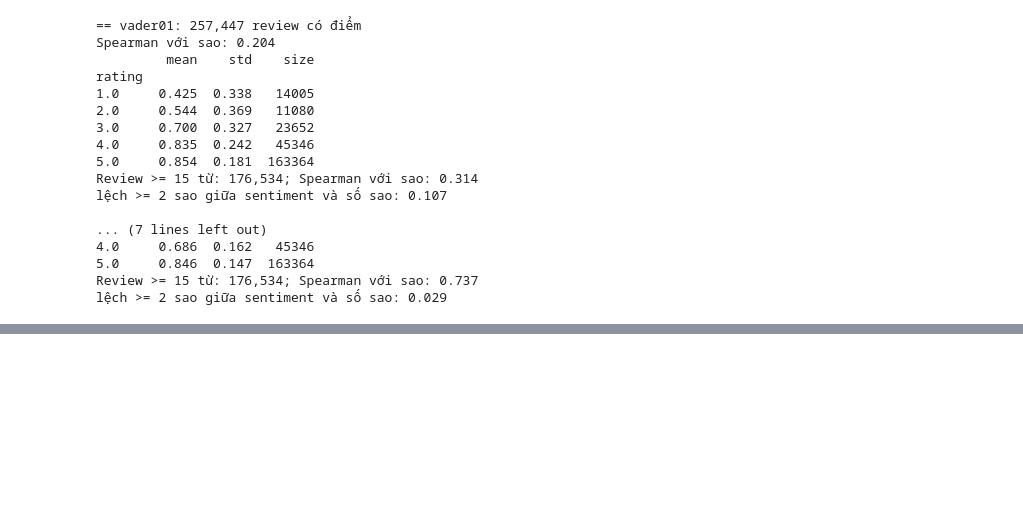
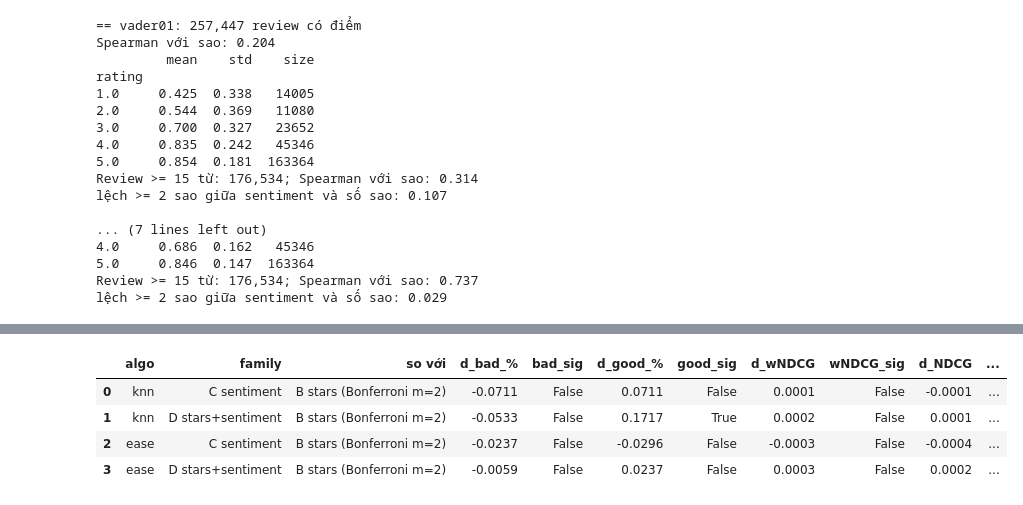
Before and after one commit to EvogasBaron/amazon-sentiment-recommender, a Jupyter notebook: notebooks/analysis.ipynb, the cells around one changed output, grey strips where cells are left out. Saved outputs shown, nothing was run; the diff lists cells and outputs as text; code cells hidden in the pictures; blank space fills up the shorter version.

```diff
--- a/notebooks/analysis.ipynb
+++ b/notebooks/analysis.ipynb
@@ -199,0 +158,88 @@ display(pd.DataFrame(rows).round(3))
+# %%
+from src.config import SPLITS
+from src.metrics import sort_targets
+from src.stats import mean_ci
+
+def slug(s):
+    return "".join(ch if ch.isalnum() else "_" for ch in s).strip("_")
+
+test_df = sort_targets(pd.read_csv(SPLITS / "test.csv.gz"))
+ratings_te = test_df.rating.to_numpy()
+is_bad = (ratings_te <= 3)
+is_good = (ratings_te >= 4)
+
+rows = []
+for algo in res.algo.unique():
+    base_rk = np.load(RESULTS / f"ranks_hybrid_{algo}_A_baseline.npy")
+    base_hit10 = (base_rk < 10)
+    base_bad = (base_hit10 & is_bad).astype(float)
+    base_good = (base_hit10 & is_good).astype(float)
+    base_wndcg = np.where(base_hit10 & is_good, 1.0 / np.log2(base_rk + 2), 0.0)
+    base_ndcg = np.where(base_hit10, 1.0 / np.log2(base_rk + 2), 0.0)
+
+    rows.append({
+        "algo": algo, "family": "A baseline",
+        "bad_hit_%": 100 * base_bad.mean(), "good_hit_%": 100 * base_good.mean(),
+        "wNDCG@10": base_wndcg.mean(), "NDCG@10": base_ndcg.mean(),
+        "d_bad_hit_%": 0.0, "bad_lo": 0.0, "bad_hi": 0.0, "bad_sig_bonf": False,
+        "d_good_hit_%": 0.0, "good_lo": 0.0, "good_hi": 0.0,
+        "d_wNDCG": 0.0, "wndcg_lo": 0.0, "wndcg_hi": 0.0,
+    })
+
+    for fam in res[res.algo == algo].family:
+        rk = np.load(RESULTS / f"ranks_hybrid_{algo}_{slug(fam)}.npy")
+        hit10 = (rk < 10)
+        bad = (hit10 & is_bad).astype(float)
+        good = (hit10 & is_good).astype(float)
+        wndcg = np.where(hit10 & is_good, 1.0 / np.log2(rk + 2), 0.0)
+        ndcg = np.where(hit10, 1.0 / np.log2(rk + 2), 0.0)
+
+        m_bad, lo_b, hi_b = mean_ci(100 * (bad - base_bad), B=2000, seed=0, alpha=0.05)
+        _, lo_b_bf, hi_b_bf = mean_ci(100 * (bad - base_bad), B=2000, seed=0, alpha=0.05 / 6)
+        m_good, lo_g, hi_g = mean_ci(100 * (good - base_good), B=2000, seed=0, alpha=0.05)
+        m_w, lo_w, hi_w = mean_ci(wndcg - base_wndcg, B=2000, seed=0, alpha=0.05)
+
+        rows.append({
+            "algo": algo, "family": slug(fam),
+            "bad_hit_%": 100 * bad.mean(), "good_hit_%": 100 * good.mean(),
+            "wNDCG@10": wndcg.mean(), "NDCG@10": ndcg.mean(),
+            "d_bad_hit_%": m_bad, "bad_lo": lo_b, "bad_hi": hi_b,
+            "bad_sig_bonf": bool(lo_b_bf > 0 or hi_b_bf < 0),
+            "d_good_hit_%": m_good, "good_lo": lo_g, "good_hi": hi_g,
+            "d_wNDCG": m_w, "wndcg_lo": lo_w, "wndcg_hi": hi_w,
+        })
+
+df_p0 = pd.DataFrame(rows)
+df_p0.round(4).to_csv(RESULTS / "p0_metrics_test.csv", index=False)
+print("=== So với A baseline ===")
+display(df_p0[["algo", "family", "bad_hit_%", "d_bad_hit_%", "bad_lo", "bad_hi", "bad_sig_bonf", "good_hit_%", "d_good_hit_%", "wNDCG@10", "d_wNDCG", "NDCG@10"]].round(4))
+
+vs_b_rows = []
+for algo in res.algo.unique():
+    rk_b = np.load(RESULTS / f"ranks_hybrid_{algo}_B_stars.npy")
+    h_b = (rk_b < 10)
+    bad_b = (h_b & is_bad).astype(float)
+    good_b = (h_b & is_good).astype(float)
+    wndcg_b = np.where(h_b & is_good, 1.0 / np.log2(rk_b + 2), 0.0)
+    ndcg_b = np.where(h_b, 1.0 / np.log2(rk_b + 2), 0.0)
+    for fam in ["C sentiment", "D stars+sentiment"]:
+        rk = np.load(RESULTS / f"ranks_hybrid_{algo}_{slug(fam)}.npy")
+        h = (rk < 10)
+        bad = (h & is_bad).astype(float)
+        good = (h & is_good).astype(float)
+        wndcg = np.where(h & is_good, 1.0 / np.log2(rk + 2), 0.0)
+        ndcg = np.where(h, 1.0 / np.log2(rk + 2), 0.0)
+        db, lob, hib = mean_ci(100 * (bad - bad_b), B=2000, seed=0, alpha=0.05 / 2)
+        dg, log, hig = mean_ci(100 * (good - good_b), B=2000, seed=0, alpha=0.05 / 2)
+        dw, low, hiw = mean_ci(wndcg - wndcg_b, B=2000, seed=0, alpha=0.05 / 2)
+        dn, lon, hin = mean_ci(ndcg - ndcg_b, B=2000, seed=0, alpha=0.05 / 2)
+        vs_b_rows.append({
+            "algo": algo, "family": fam, "so với": "B stars (Bonferroni m=2)",
+            "d_bad_%": db, "bad_sig": bool(lob > 0 or hib < 0),
+            "d_good_%": dg, "good_sig": bool(log > 0 or hig < 0),
+            "d_wNDCG": dw, "wNDCG_sig": bool(low > 0 or hiw < 0),
+            "d_NDCG": dn, "NDCG_sig": bool(lon > 0 or hin < 0),
+        })
+print("\n=== C/D so với B (chỉ dùng số sao) ===")
+display(pd.DataFrame(vs_b_rows).round(4))
+# %% [output]
@@ -199,0 +263,5 @@ display(pd.DataFrame(rows).round(3))
+|  | algo | family | so với | d_bad_% | bad_sig | d_good_% | good_sig | d_wNDCG | wNDCG_sig | d_NDCG | ... |
+| 0 | knn | C sentiment | B stars (Bonferroni m=2) | -0.0711 | False | 0.0711 | False | 0.0001 | False | -0.0001 | ... |
+| 1 | knn | D stars+sentiment | B stars (Bonferroni m=2) | -0.0533 | False | 0.1717 | True | 0.0002 | False | 0.0001 | ... |
+| 2 | ease | C sentiment | B stars (Bonferroni m=2) | -0.0237 | False | -0.0296 | False | -0.0003 | False | -0.0004 | ... |
+| 3 | ease | D stars+sentiment | B stars (Bonferroni m=2) | -0.0059 | False | 0.0237 | False | 0.0003 | False | 0.0002 | ... |
```
Also changed, not shown: parts of 9 cells of this notebook.
